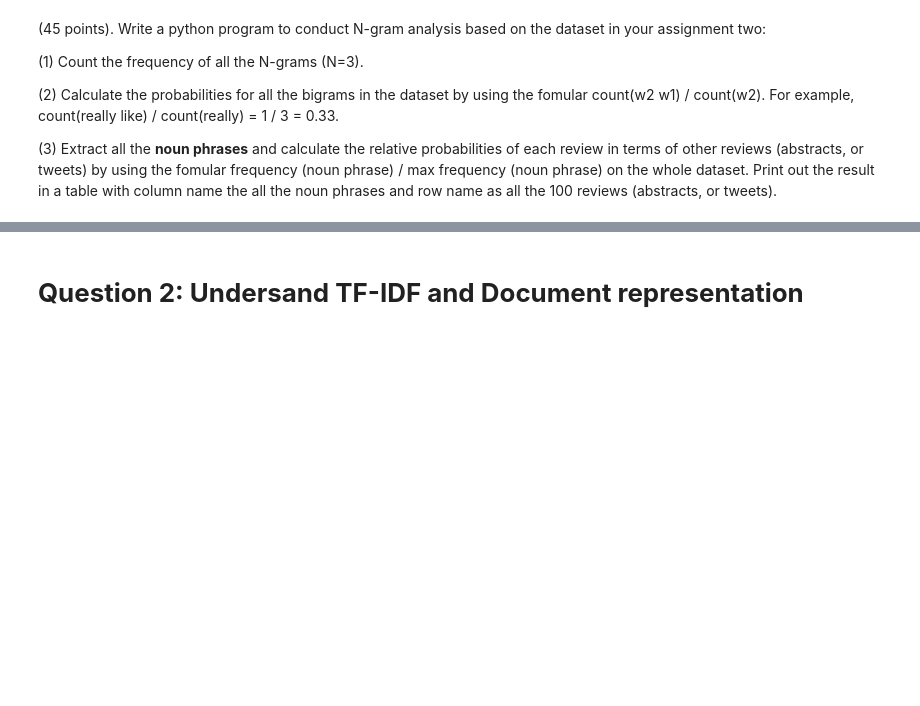
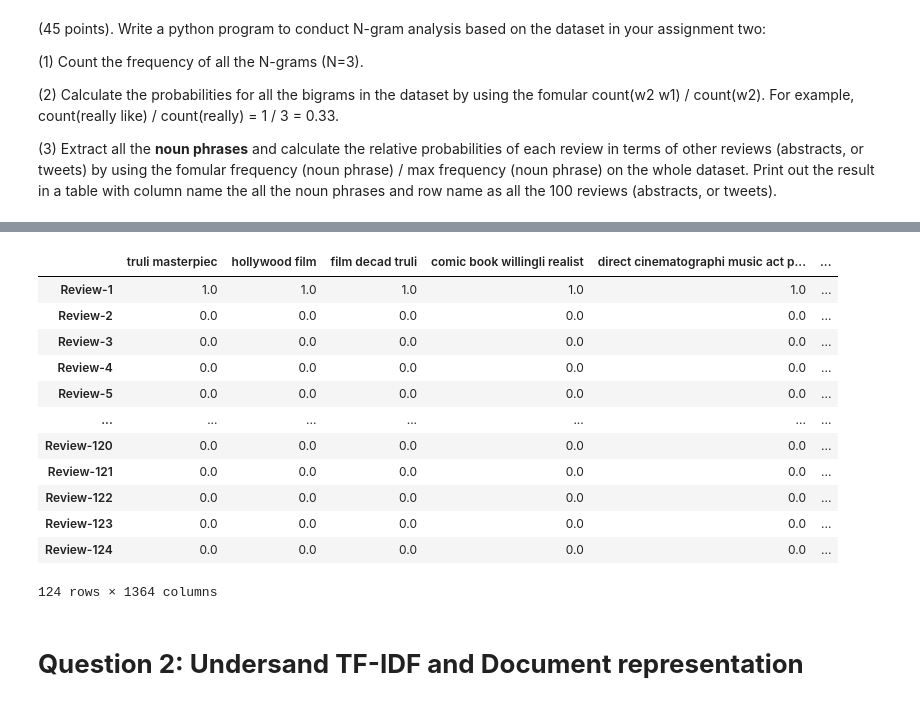
Before and after one commit to sravika-reddy12/Sravika-Reddy_INFO5731_Spring2023, a Jupyter notebook: Assignment Three.ipynb, the cells around one changed output, grey strips where cells are left out. Cells and saved outputs as stored; diff of their text form; code cells hidden in the pictures; blank space fills up the shorter version.

```diff
--- a/Assignment Three.ipynb
+++ b/Assignment Three.ipynb
@@ -141,0 +199,10 @@ frequency_dist
+# %%
+#collections
+from collections import Counter
+b_grams = nltk.bigrams(iterations)
+f_dist = nltk.FreqDist(b_grams)
+b_grams_dict = dict(f_dist)
+#for loop
+for w in b_grams_dict:
+  print( str(w) + ':' + str(b_grams_dict[w] / iterations.count(w[0])))
+#print statement
@@ -141,0 +227,36 @@ frequency_dist
+# %%
+w_data = ''
+i1 = []
+i = 1
+#for loop
+#after lemmatization
+for l in df['After Lemmatization']:
+  w_data = w_data + l
+  value = 'Review-' + str(i)
+  i1.append(value)
+  i += 1
+# %%
+import nltk
+nltk.download('brown')
+#textblob
+from textblob import TextBlob
+noun_phrases = []
+freq = []
+#After Lemmatization
+#for loop
+for l in df['After Lemmatization']:
+  blob = TextBlob(l)
+  for nouns in blob.noun_phrases:
+    noun_phrases.append(nouns)
+#for loop
+for w in noun_phrases:
+  noun_p_freq = []
+  for line in df['After Lemmatization']:
+    noun_p_freq.append(line.count(w) / w_data.count(w))
+  freq.append(noun_p_freq)
+noun_phrases_df = pd.DataFrame(freq).T
+noun_phrases_df.columns = list(noun_phrases)
+noun_phrases_df.index = i1
+noun_phrases_df
+#After Lemmatization
+# %% [output]
@@ -142,3 +265,16 @@ frequency_dist
+|  | truli masterpiec | hollywood film | film decad truli | comic book willingli realist | direct cinematographi music act p... | ... |
+| Review-1 | 1.0 | 1.0 | 1.0 | 1.0 | 1.0 | ... |
+| Review-2 | 0.0 | 0.0 | 0.0 | 0.0 | 0.0 | ... |
+| Review-3 | 0.0 | 0.0 | 0.0 | 0.0 | 0.0 | ... |
+| Review-4 | 0.0 | 0.0 | 0.0 | 0.0 | 0.0 | ... |
+| Review-5 | 0.0 | 0.0 | 0.0 | 0.0 | 0.0 | ... |
+| ... | ... | ... | ... | ... | ... | ... |
+| Review-120 | 0.0 | 0.0 | 0.0 | 0.0 | 0.0 | ... |
+| Review-121 | 0.0 | 0.0 | 0.0 | 0.0 | 0.0 | ... |
+| Review-122 | 0.0 | 0.0 | 0.0 | 0.0 | 0.0 | ... |
+| Review-123 | 0.0 | 0.0 | 0.0 | 0.0 | 0.0 | ... |
+| Review-124 | 0.0 | 0.0 | 0.0 | 0.0 | 0.0 | ... |
+124 rows × 1364 columns
 # %% [markdown]
 # **Question 2: Undersand TF-IDF and Document representation**
 # %% [markdown]
```
Also changed, not shown: parts of 41 cells of this notebook.
